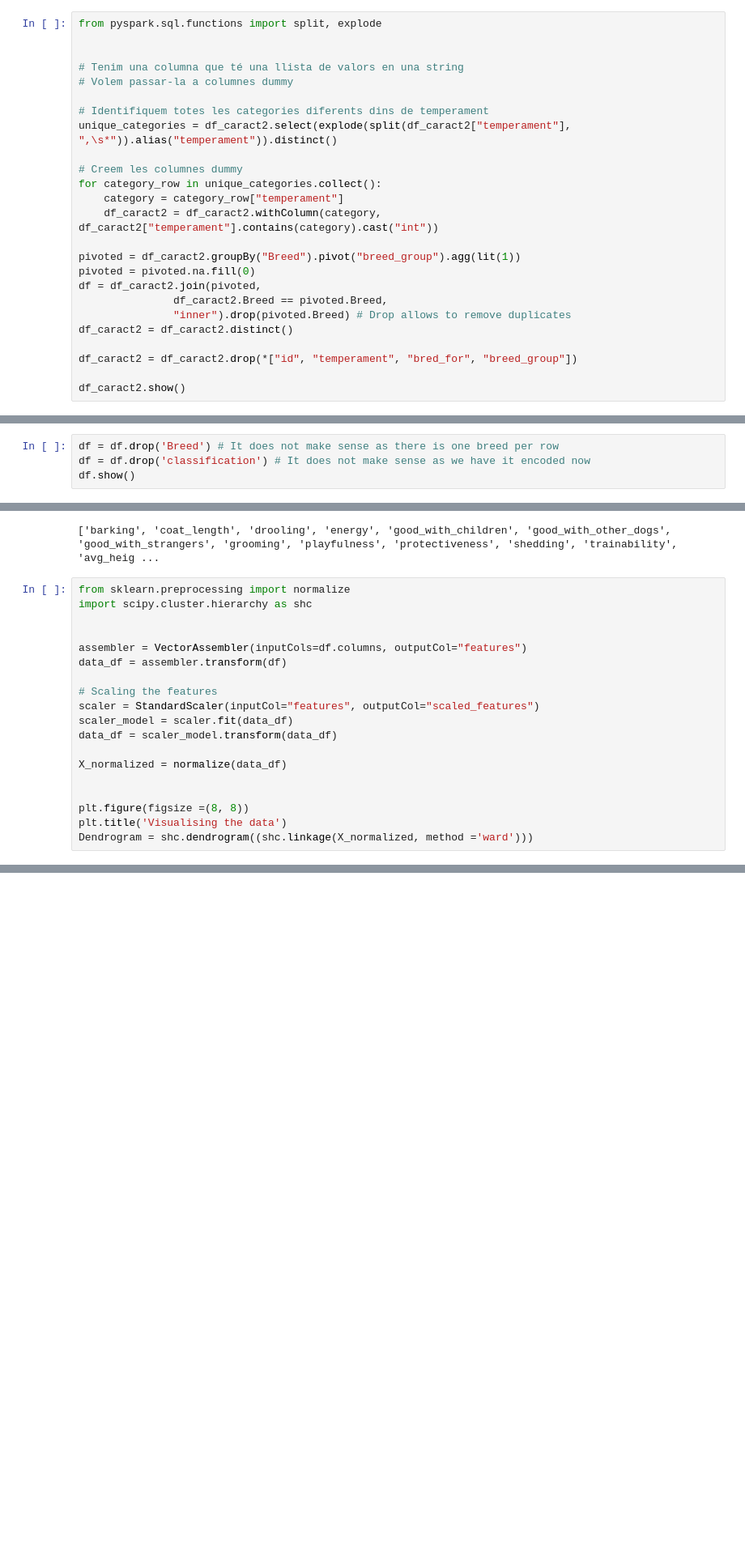
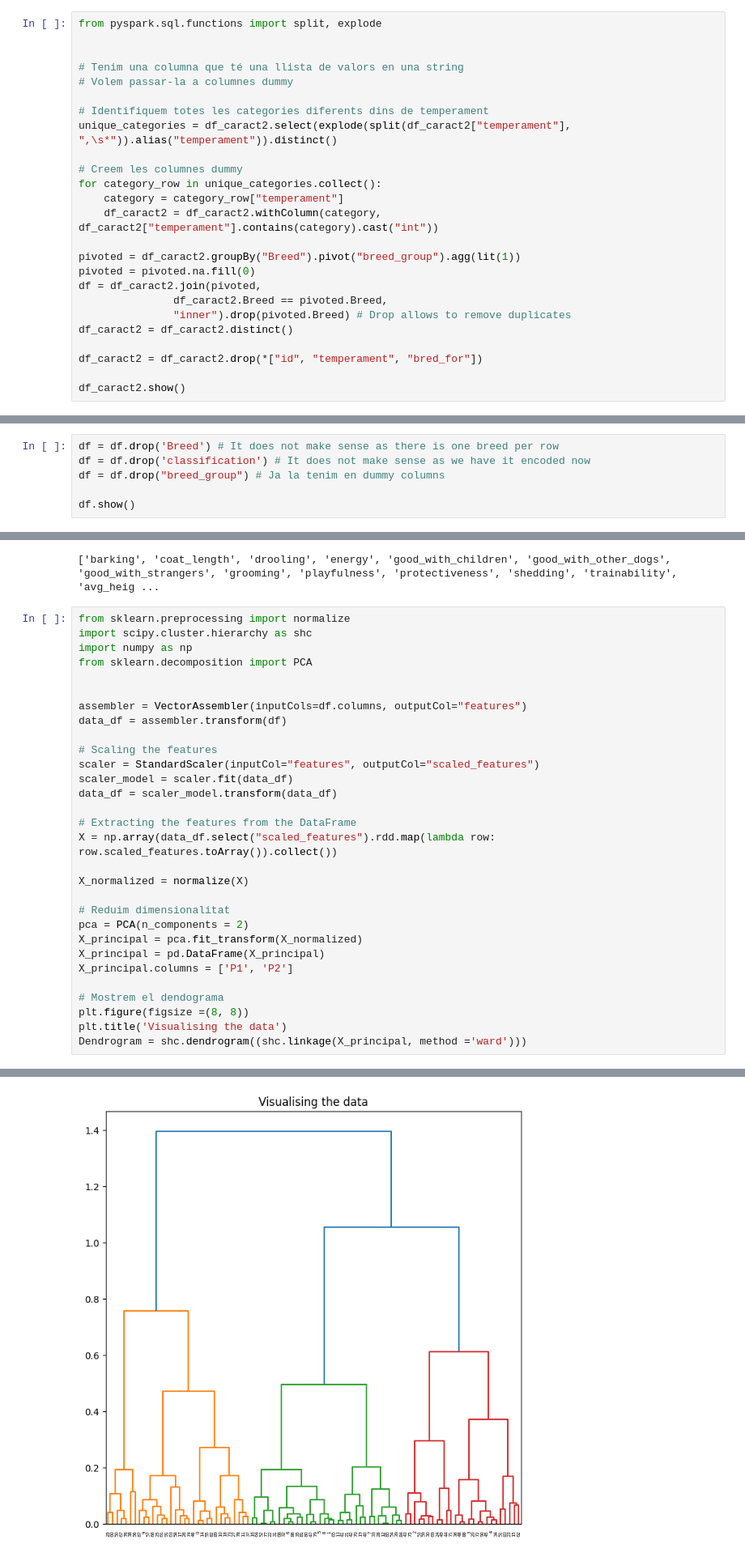
Before and after one commit to SeaSky2508/BDA-P1, a Jupyter notebook: code/data_quality_pipeline/data_visualization.ipynb, the cells around one changed output, grey strips where cells are left out. Shown at 81% size. Saved outputs shown, nothing was run; the diff lists cells and outputs as text; blank space fills up the shorter version.

```diff
--- a/code/data_quality_pipeline/data_visualization.ipynb
+++ b/code/data_quality_pipeline/data_visualization.ipynb
@@ -122,7 +122,7 @@ df = df_caract2.join(pivoted,
                "inner").drop(pivoted.Breed) # Drop allows to remove duplicates
 df_caract2 = df_caract2.distinct()
 
-df_caract2 = df_caract2.drop(*["id", "temperament", "bred_for", "breed_group"])
+df_caract2 = df_caract2.drop(*["id", "temperament", "bred_for"])
 
 df_caract2.show()
 # %% [output]
@@ -383,6 +393,8 @@ only showing top 20 rows
 # %%
 df = df.drop('Breed') # It does not make sense as there is one breed per row
 df = df.drop('classification') # It does not make sense as we have it encoded now
+df = df.drop("breed_group") # Ja la tenim en dummy columns
+
 df.show()
 # %% [output]
 +-------+-----------+--------+------+------------------+--------------------+-------------------+--------+-----------+--------------+--------+------------+-----------------+---------------+----------- ...
@@ -409,6 +421,8 @@ print(df.columns)
 # %%
 from sklearn.preprocessing import normalize
 import scipy.cluster.hierarchy as shc
+import numpy as np
+from sklearn.decomposition import PCA
 
 
 assembler = VectorAssembler(inputCols=df.columns, outputCol="features")
@@ -419,10 +433,19 @@ scaler = StandardScaler(inputCol="features", outputCol="scaled_features")
 scaler_model = scaler.fit(data_df)
 data_df = scaler_model.transform(data_df)
 
-X_normalized = normalize(data_df)
+# Extracting the features from the DataFrame
+X = np.array(data_df.select("scaled_features").rdd.map(lambda row: row.scaled_features.toArray()).collect())
 
+X_normalized = normalize(X)
 
+# Reduim dimensionalitat
+pca = PCA(n_components = 2)
+X_principal = pca.fit_transform(X_normalized)
+X_principal = pd.DataFrame(X_principal)
+X_principal.columns = ['P1', 'P2']
+
+# Mostrem el dendograma
 plt.figure(figsize =(8, 8))
 plt.title('Visualising the data')
-Dendrogram = shc.dendrogram((shc.linkage(X_normalized, method ='ward')))
+Dendrogram = shc.dendrogram((shc.linkage(X_principal, method ='ward')))
 # %% [output]
@@ -429,0 +452 @@ IllegalArgumentException: Output column features already exists.
+[figure, added]
```
Also changed, not shown: parts of 15 cells of this notebook, 1 other file.
